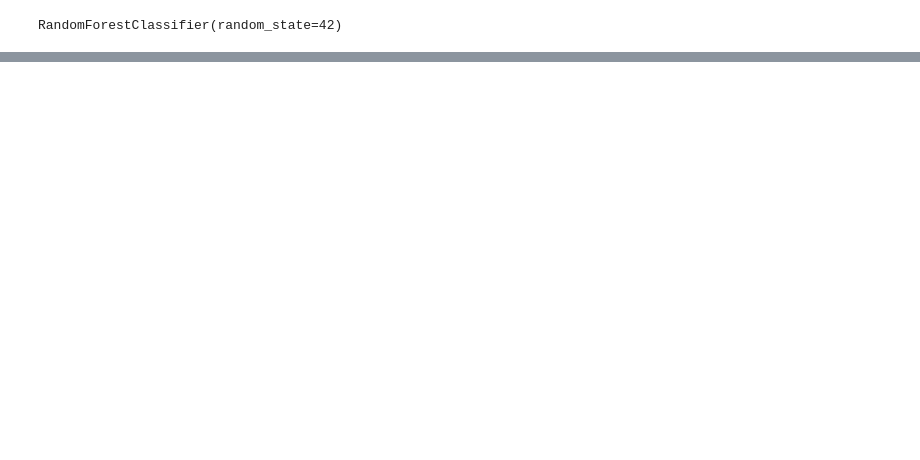
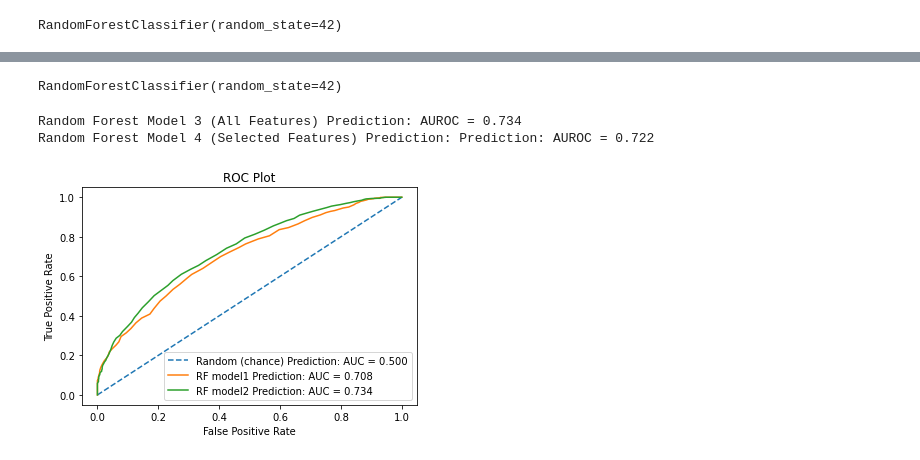
Before and after one commit to Emilio178/Bootcamp-Project2, a Jupyter notebook: randomforestmodelclassifier.ipynb, the cells around one changed output, grey strips where cells are left out. Drawn from its saved outputs; the diff is of its cells as text; code cells hidden in the pictures; blank space fills up the shorter version.

```diff
--- a/randomforestmodelclassifier.ipynb
+++ b/randomforestmodelclassifier.ipynb
@@ -220,0 +502,12 @@ dtype: object
+# %%
+X4 = X3.drop(columns=drop_feats2)
+X4_train, X4_test, y2_train, y2_test = train_test_split(X4, y2, random_state=1, train_size=0.7)
+# %%
+rf_4 = RandomForestClassifier(n_estimators=100, random_state=42)
+rf_4.fit(X4_train, y_train)
+# %% [output]
+RandomForestClassifier(random_state=42)
+# %%
+r2_probs = [0 for _ in range(len(y2_test))]
+rf3_probs = rf_3.predict_proba(X3_test)[:, 1]
+rf4_probs = rf_4.predict_proba(X4_test)[:, 1]
@@ -220,0 +517,34 @@ dtype: object
+# %%
+rf3_auc = roc_auc_score(y2_test, rf3_probs)
+rf4_auc = roc_auc_score(y2_test, rf4_probs)
+# %%
+print('Random Forest Model 3 (All Features) Prediction: AUROC = %.3f' %(rf3_auc))
+print('Random Forest Model 4 (Selected Features) Prediction: Prediction: AUROC = %.3f' %(rf4_auc))
+# %% [output]
+Random Forest Model 3 (All Features) Prediction: AUROC = 0.734
+Random Forest Model 4 (Selected Features) Prediction: Prediction: AUROC = 0.722
+# %%
+r2_fpr, r2_tpr, _ = roc_curve(y2_test, r2_probs)
+rf3_fpr, rf3_tpr, _ = roc_curve(y2_test, rf3_probs)
+rf4_fpr, rf4_tpr, _ = roc_curve(y2_test, rf4_probs)
+# %%
+plt.plot(r_fpr,r_tpr, linestyle='--', label='Random (chance) Prediction: AUC = %.3f' %(r_auc))
+plt.plot(rf1_fpr,rf1_tpr, label='RF model1 Prediction: AUC = %.3f' %(rf1_auc))
+# plt.plot(rf2_fpr,rf2_tpr, label='RF2 model1 Prediction: AUC = %.3f' %(rf2_auc))
+plt.plot(rf3_fpr,rf3_tpr, label='RF model2 Prediction: AUC = %.3f' %(rf3_auc))
+# plt.plot(rf4_fpr,rf4_tpr, label='RF4 model2 Prediction: AUC = %.3f' %(rf4_auc))
+
+# Title
+plt.title('ROC Plot')
+
+# Axis labels
+plt.xlabel('False Positive Rate')
+plt.ylabel('True Positive Rate')
+
+# Show legend
+plt.legend()
+
+# Show Plot
+plt.show()
+# %% [output]
+[figure, added]
```
Also changed, not shown: parts of 73 cells of this notebook.
